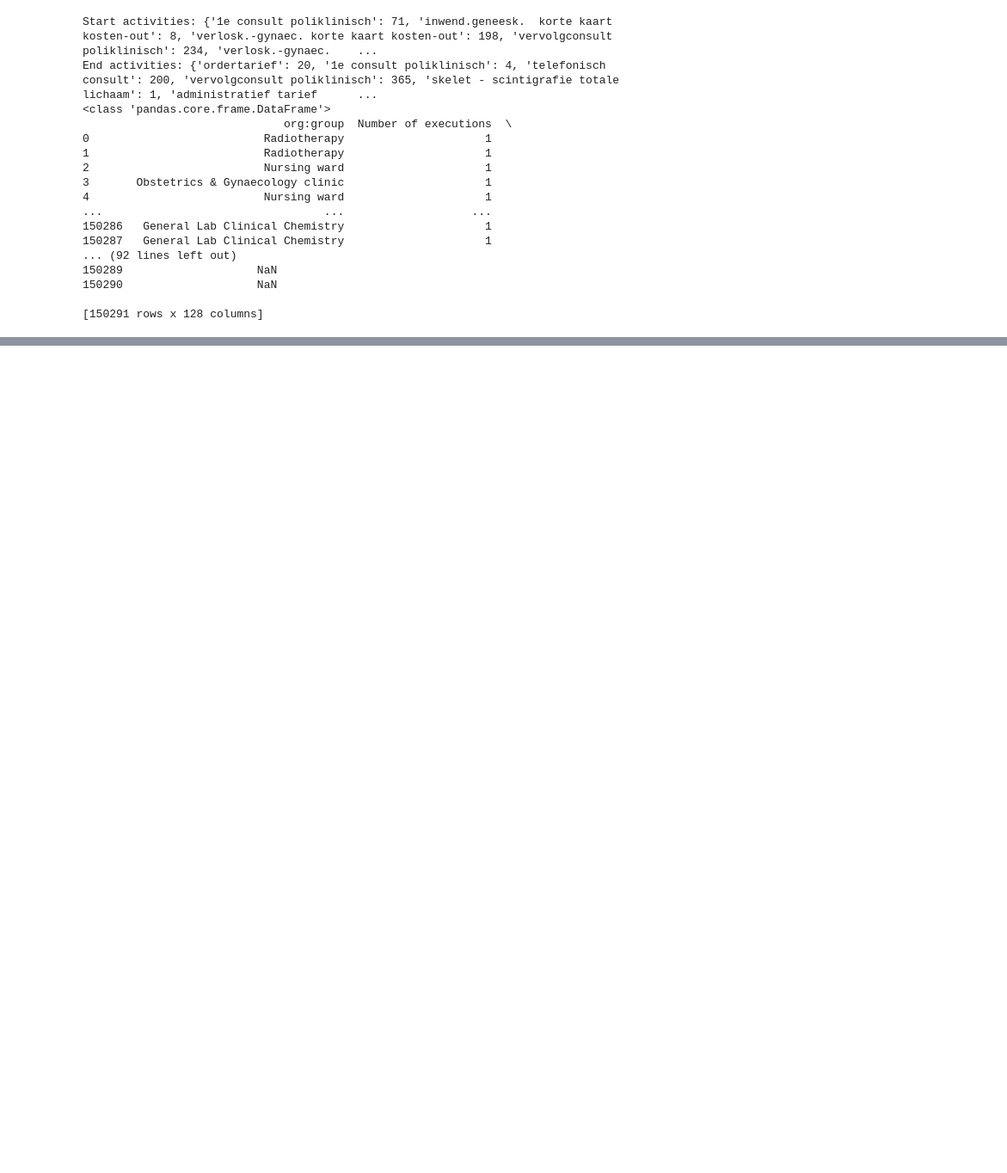
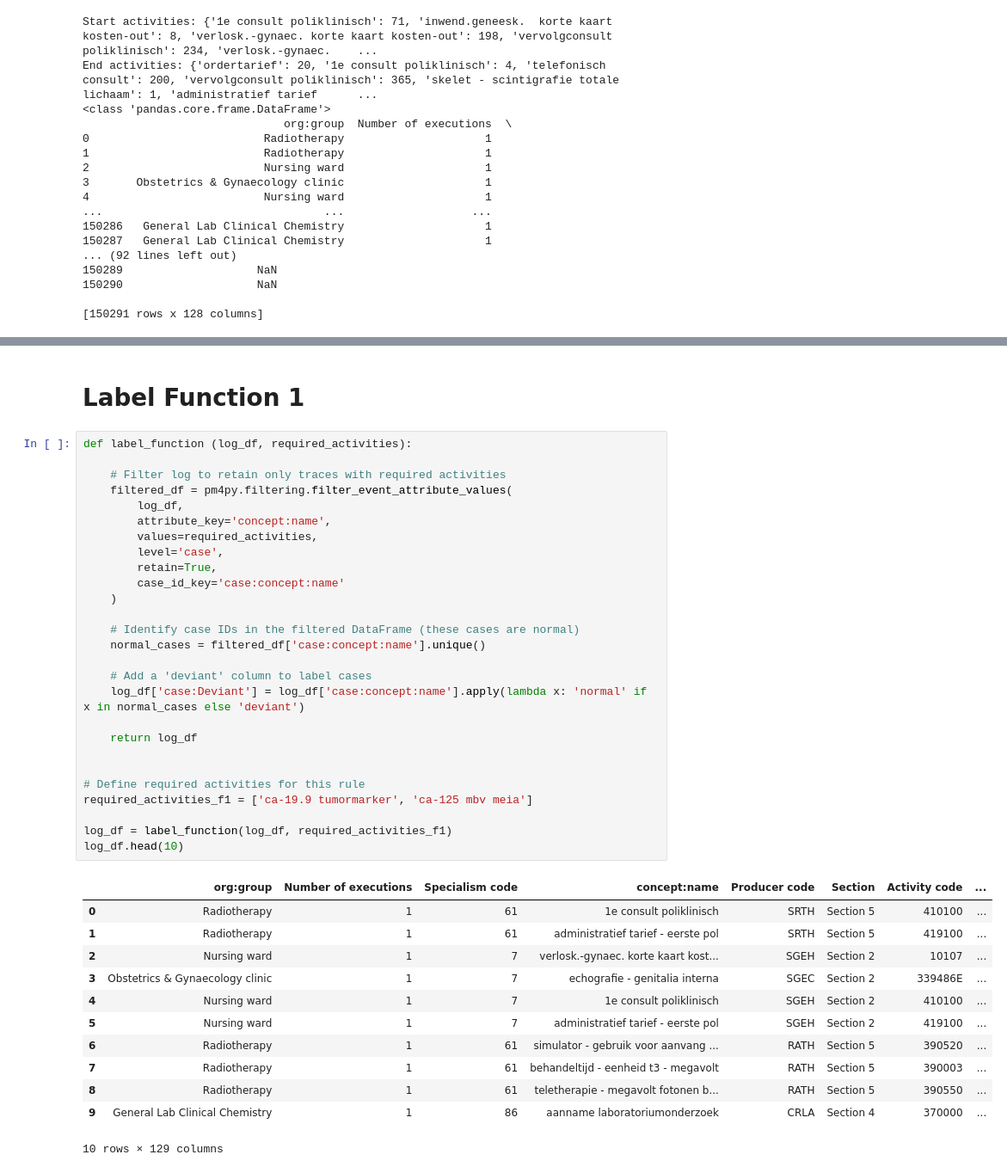
Before and after one commit to GeorgeAntono/Predictive_Process_Mining, a Jupyter notebook: DBSCAN_DT.ipynb, the cells around one changed output, grey strips where cells are left out. Shown: that part at 86% size. Saved outputs shown, nothing was run; the diff lists cells and outputs as text; blank space fills up the shorter version.

```diff
--- a/DBSCAN_DT.ipynb
+++ b/DBSCAN_DT.ipynb
@@ -55,0 +72,42 @@ test_log = event_log_sorted[event_log_sorted['case:concept:name'].isin(test_case
+# %% [markdown]
+# Label Function 1
+# %%
+def label_function (log_df, required_activities):
+
+    # Filter log to retain only traces with required activities
+    filtered_df = pm4py.filtering.filter_event_attribute_values(
+        log_df,
+        attribute_key='concept:name',
+        values=required_activities,
+        level='case',
+        retain=True,
+        case_id_key='case:concept:name'
+    )
+
+    # Identify case IDs in the filtered DataFrame (these cases are normal)
+    normal_cases = filtered_df['case:concept:name'].unique()
+
+    # Add a 'deviant' column to label cases
+    log_df['case:Deviant'] = log_df['case:concept:name'].apply(lambda x: 'normal' if x in normal_cases else 'deviant')
+
+    return log_df
+
+
+# Define required activities for this rule
+required_activities_f1 = ['ca-19.9 tumormarker', 'ca-125 mbv meia']
+
+log_df = label_function(log_df, required_activities_f1)
+log_df.head(10)
+# %% [output]
+|  | org:group | Number of executions | Specialism code | concept:name | Producer code | Section | Activity code | ... |
+| 0 | Radiotherapy | 1 | 61 | 1e consult poliklinisch | SRTH | Section 5 | 410100 | ... |
+| 1 | Radiotherapy | 1 | 61 | administratief tarief - eerste pol | SRTH | Section 5 | 419100 | ... |
+| 2 | Nursing ward | 1 | 7 | verlosk.-gynaec. korte kaart kost... | SGEH | Section 2 | 10107 | ... |
+| 3 | Obstetrics & Gynaecology clinic | 1 | 7 | echografie - genitalia interna | SGEC | Section 2 | 339486E | ... |
+| 4 | Nursing ward | 1 | 7 | 1e consult poliklinisch | SGEH | Section 2 | 410100 | ... |
+| 5 | Nursing ward | 1 | 7 | administratief tarief - eerste pol | SGEH | Section 2 | 419100 | ... |
+| 6 | Radiotherapy | 1 | 61 | simulator - gebruik voor aanvang ... | RATH | Section 5 | 390520 | ... |
+| 7 | Radiotherapy | 1 | 61 | behandeltijd - eenheid t3 - megavolt | RATH | Section 5 | 390003 | ... |
+| 8 | Radiotherapy | 1 | 61 | teletherapie - megavolt fotonen b... | RATH | Section 5 | 390550 | ... |
+| 9 | General Lab Clinical Chemistry | 1 | 86 | aanname laboratoriumonderzoek | CRLA | Section 4 | 370000 | ... |
+10 rows × 129 columns
```
Also changed, not shown: parts of 16 cells of this notebook.
